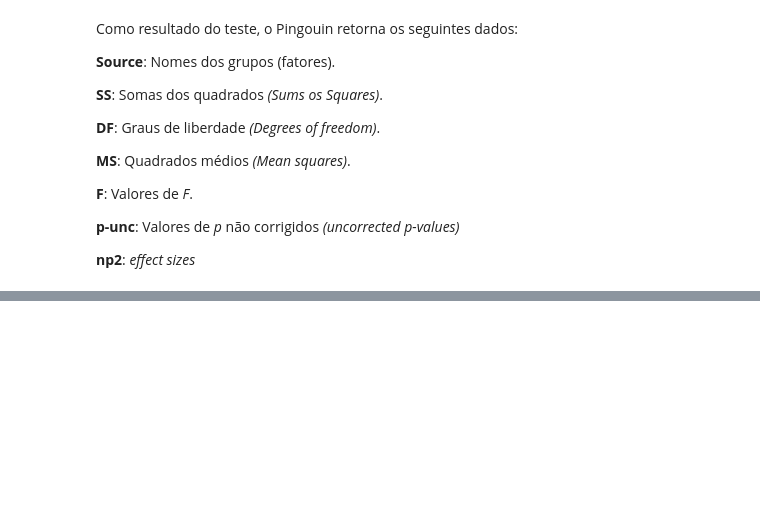
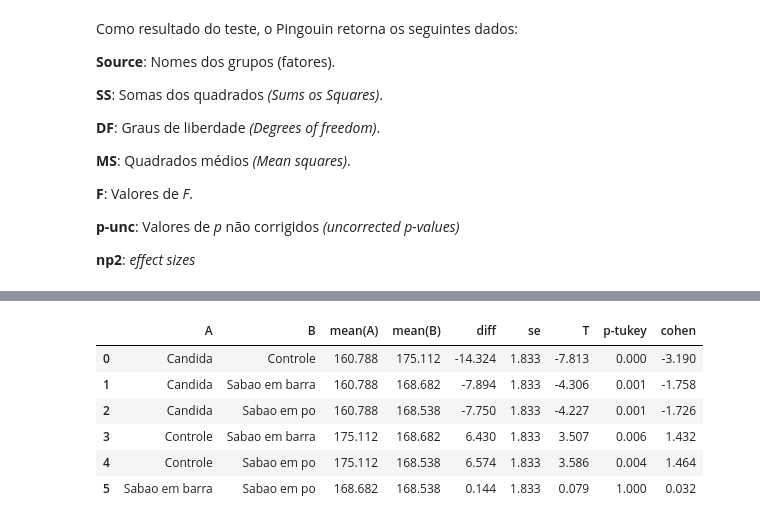
Before and after one commit to brdacunha/BCC---Projeto-Final, a Jupyter notebook: Projeto_Final_BCC_Bruno_e_André.ipynb, the cells around one changed output, grey strips where cells are left out. Cells and saved outputs as stored; diff of their text form; code cells hidden in the pictures; blank space fills up the shorter version.

```diff
--- a/Projeto_Final_BCC_Bruno_e_André.ipynb
+++ b/Projeto_Final_BCC_Bruno_e_André.ipynb
@@ -171,0 +172,11 @@ https://pingouin-stats.org/generated/pingouin.anova.html#pingouin.anova
+# %%
+pt = pg.pairwise_tukey(data = df, dv = 'Valores de Cinza', between = 'Grupos', effsize = 'cohen')
+pt.round(3)
+# %% [output]
+|  | A | B | mean(A) | mean(B) | diff | se | T | p-tukey | cohen |
+| 0 | Candida | Controle | 160.788 | 175.112 | -14.324 | 1.833 | -7.813 | 0.000 | -3.190 |
+| 1 | Candida | Sabao em barra | 160.788 | 168.682 | -7.894 | 1.833 | -4.306 | 0.001 | -1.758 |
+| 2 | Candida | Sabao em po | 160.788 | 168.538 | -7.750 | 1.833 | -4.227 | 0.001 | -1.726 |
+| 3 | Controle | Sabao em barra | 175.112 | 168.682 | 6.430 | 1.833 | 3.507 | 0.006 | 1.432 |
+| 4 | Controle | Sabao em po | 175.112 | 168.538 | 6.574 | 1.833 | 3.586 | 0.004 | 1.464 |
+| 5 | Sabao em barra | Sabao em po | 168.682 | 168.538 | 0.144 | 1.833 | 0.079 | 1.000 | 0.032 |
```
Also changed, not shown: parts of 10 cells of this notebook.
